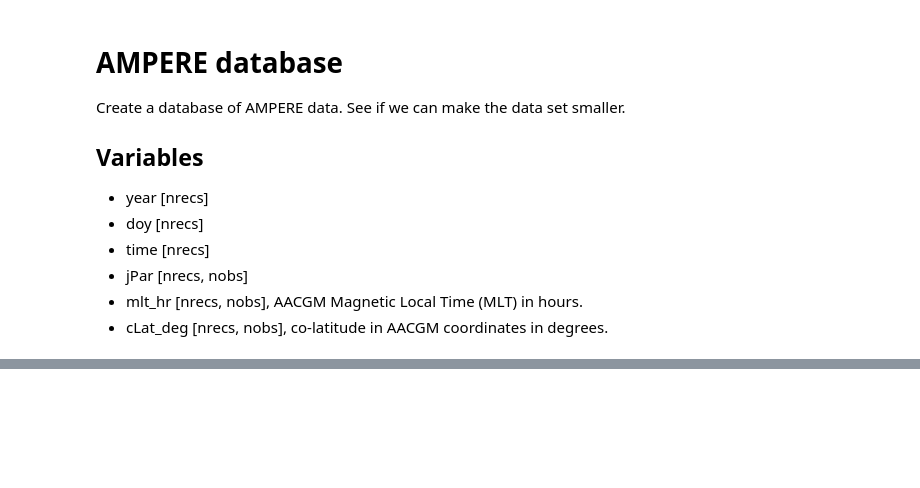
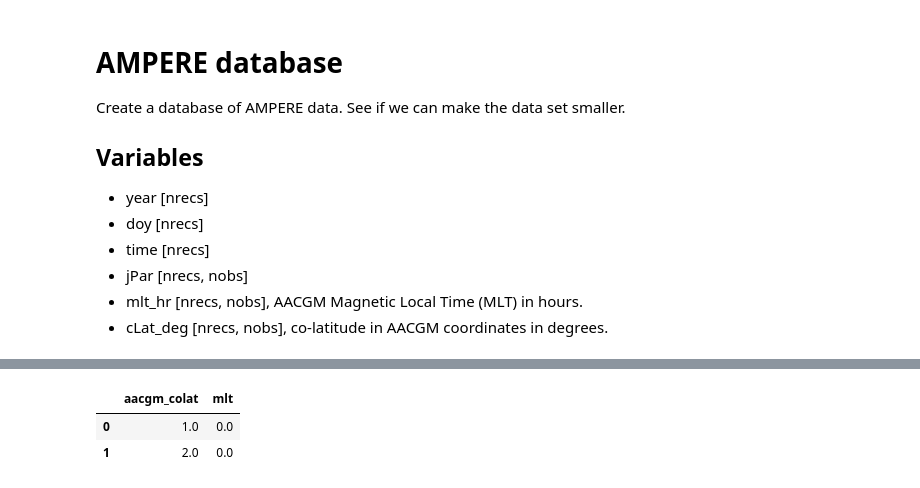
Before and after one commit to kylermurphy/SatDrag, a Jupyter notebook: Notebooks/AMP_database.ipynb, the cells around one changed output, grey strips where cells are left out. Saved outputs shown, nothing was run; the diff lists cells and outputs as text; code cells hidden in the pictures; blank space fills up the shorter version.

```diff
--- a/Notebooks/AMP_database.ipynb
+++ b/Notebooks/AMP_database.ipynb
@@ -46,0 +22,27 @@ ampere.20091031.k060_m08.north.grd.nc
+# %%
+tmp_dir = 'C:/data'
+amp_dir = 'E:/OneDrive/data/AMPERE'
+amp_fn = 'E:/OneDrive/data/AMPERE/ampere.20091002.k060_m08.north.grd.nc'
+amp_path = pathlib.Path(amp_dir)
+amp_keys = ['cLat_deg','mlt_hr','year','doy','time','jPar']
+# %%
+# open a single ampere file to get
+# the position arrays
+# these will be used to compare to
+# those in other files to make sure
+# they are the same
+
+# read in the AMPERE data to get
+# the AMPERE colat/mlt grid
+amp_dat = nc.Dataset(amp_fn)
+
+f_colat = amp_dat['cLat_deg'][:][0,:]
+f_mlt = amp_dat['mlt_hr'][:][0,:]
+
+f_year = amp_dat['year'][:][:]
+f_doy = amp_dat['doy'][:][:]
+f_t = amp_dat['time'][:][:]
+
+f_j = amp_dat['jPar'][:]
+
+amp_dat.close()
@@ -46,0 +117,6 @@ ampere.20091031.k060_m08.north.grd.nc
+# %%
+amp_coor.head(2)
+# %% [output]
+|  | aacgm_colat | mlt |
+| 0 | 1.0 | 0.0 |
+| 1 | 2.0 | 0.0 |
```
Also changed, not shown: parts of 10 cells of this notebook, 2 other files.
